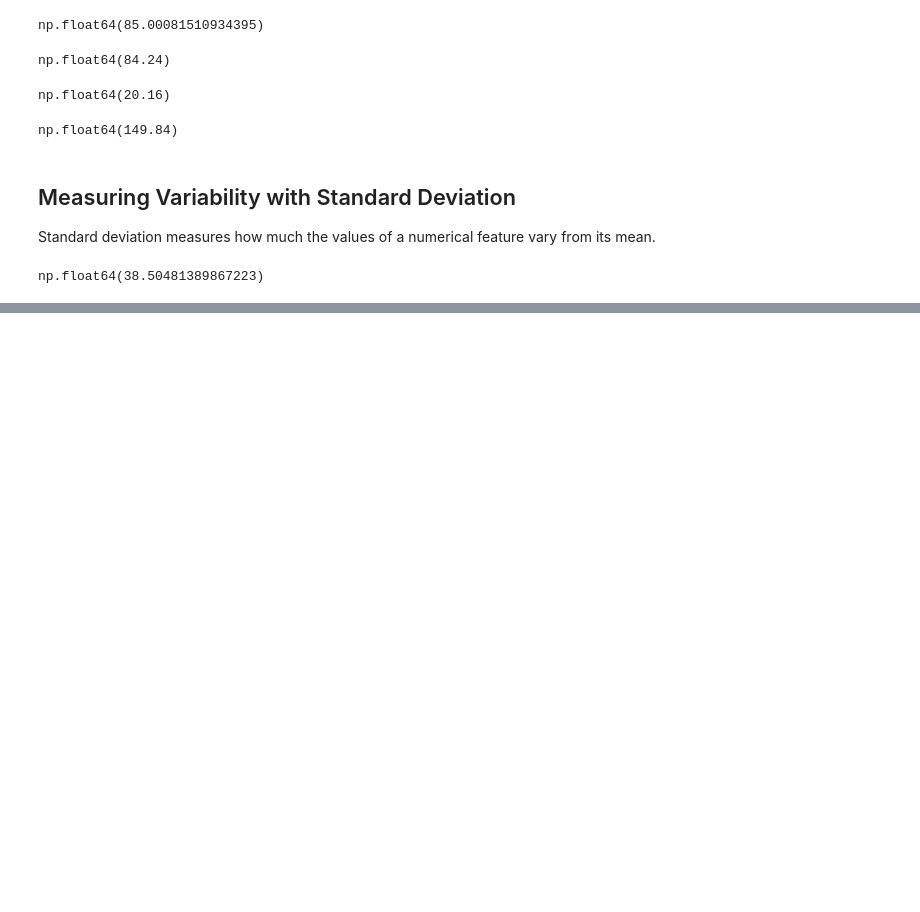
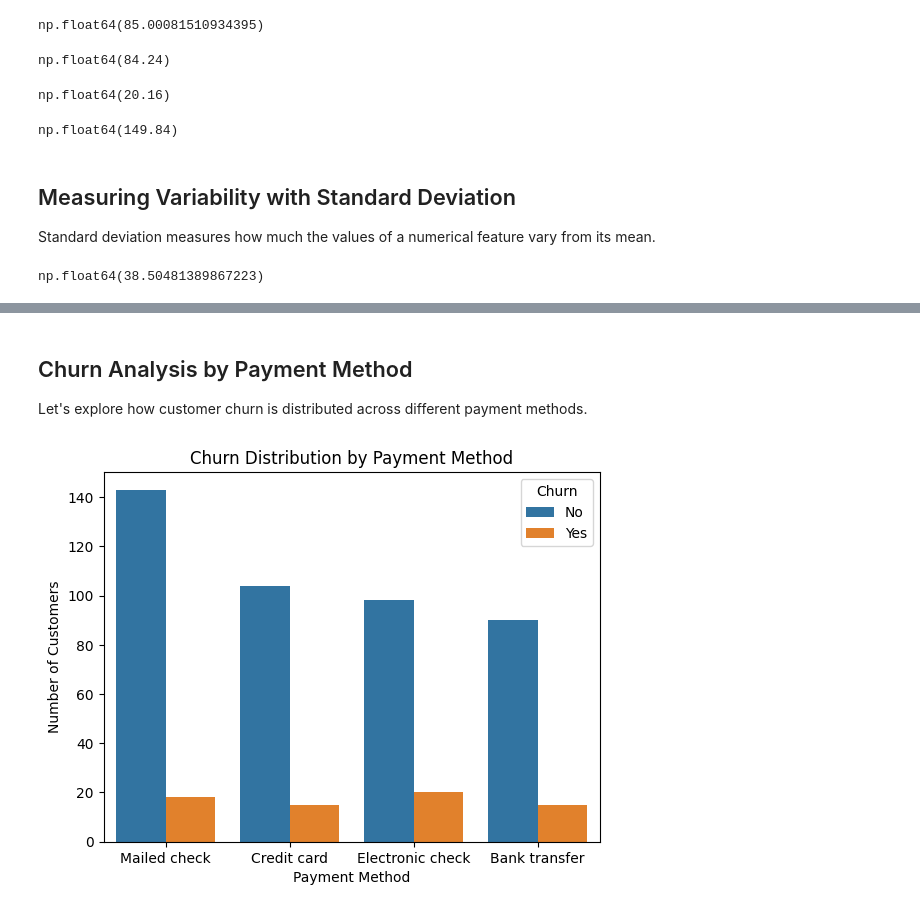
Before and after one commit to Alka-Sharma2006/customer-churn-analysis-ml, a Jupyter notebook: project.ipynb, the cells around one changed output, grey strips where cells are left out. Drawn from its saved outputs; the diff is of its cells as text; code cells hidden in the pictures; blank space fills up the shorter version.

```diff
--- a/project.ipynb
+++ b/project.ipynb
@@ -357,0 +391,12 @@ np.float64(38.50481389867223)
+# %% [markdown]
+## Churn Analysis by Payment Method
+
+Let's explore how customer churn is distributed across different payment methods.
+# %%
+sns.countplot(data=df, x="Payment_Method", hue="Churn")
+plt.xlabel("Payment Method")
+plt.ylabel("Number of Customers")
+plt.title("Churn Distribution by Payment Method")
+plt.show()
+# %% [output]
+[figure, added]
```
Also changed, not shown: parts of 18 cells of this notebook.
